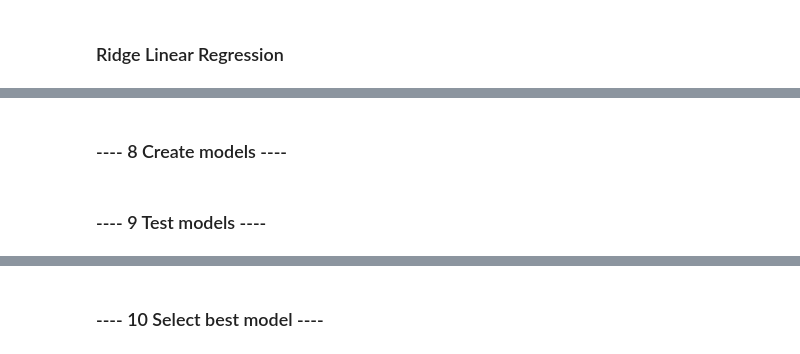
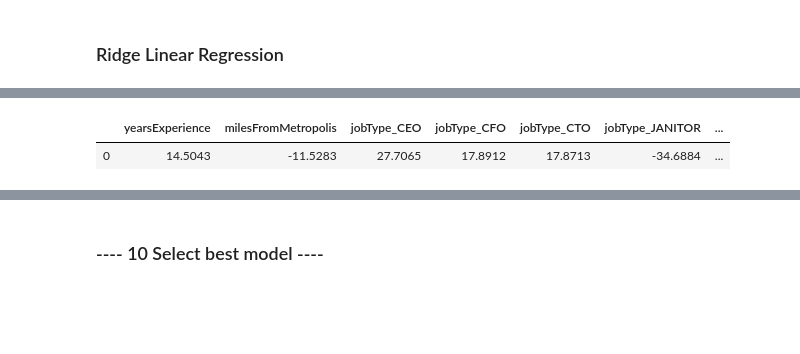
Before and after one commit to kevinodata/salary_predictions_portfolio, a Jupyter notebook: first_project.ipynb, the cells around one changed output, grey strips where cells are left out. Saved outputs shown, nothing was run; the diff lists cells and outputs as text; code cells hidden in the pictures; blank space fills up the shorter version.

```diff
--- a/first_project.ipynb
+++ b/first_project.ipynb
@@ -481,2 +481,0 @@ The MSE and R^2 values are the same as our previous regression. Let's begin our
-# %% [markdown]
-### ---- 8 Create models ----
@@ -485,2 +481,0 @@ The MSE and R^2 values are the same as our previous regression. Let's begin our
-# %% [markdown]
-### ---- 9 Test models ----
@@ -488,0 +482,16 @@ The MSE and R^2 values are the same as our previous regression. Let's begin our
+# %%
+# First we'll create the dataframe for storing our coefficients.
+col = list(X_train.columns)
+ridge_coefs = pd.DataFrame(index=[0], columns=col)
+pd.options.display.float_format = '{:,g}'.format
+
+# Let's see how it looks
+ridge_dummy = Ridge(alpha=4)
+ridge_dummy.fit(X_train, y_train)
+
+ridge_coefs.iloc[0:1,:] = ridge_dummy.coef_
+pd.set_option('display.max_columns', 31)
+ridge_coefs
+# %% [output]
+|  | yearsExperience | milesFromMetropolis | jobType_CEO | jobType_CFO | jobType_CTO | jobType_JANITOR | ... |
+| 0 | 14.5043 | -11.5283 | 27.7065 | 17.8912 | 17.8713 | -34.6884 | ... |
```
Also changed, not shown: parts of 23 cells of this notebook.
